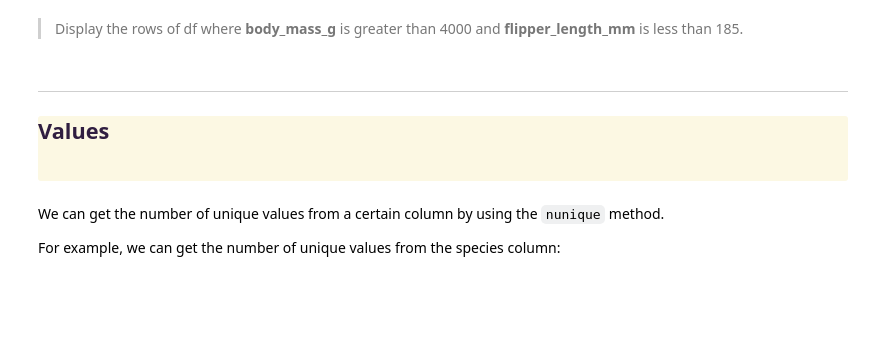
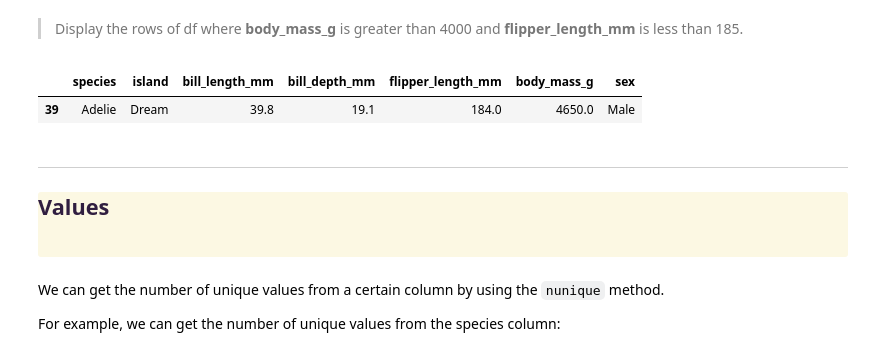
Before and after one commit to biljana-zobenica/beginners-data-workshop, a Jupyter notebook: notebooks/2. First steps with Pandas.ipynb, the cells around one changed output. Drawn from its saved outputs; the diff is of its cells as text; code cells hidden in the pictures; blank space fills up the shorter version.

```diff
--- a/notebooks/2. First steps with Pandas.ipynb
+++ b/notebooks/2. First steps with Pandas.ipynb
@@ -307,5 +334,12 @@ df[mask_PW]
 # %% [markdown]
 >Display the rows of df where **body_mass_g** is greater than 4000 and **flipper_length_mm** is less than 185.
+# %%
+mask_PW_1 = (df['body_mass_g'] > 4000) & (df['flipper_length_mm'] < 185)
+df[mask_PW_1]
+### mask_PW_1 = (df['body_mass_g'] > 4000) and (df['flipper_length_mm'] < 185) # not working with AND as operator
+# %% [output]
+|  | species | island | bill_length_mm | bill_depth_mm | flipper_length_mm | body_mass_g | sex |
+| 39 | Adelie | Dream | 39.8 | 19.1 | 184.0 | 4650.0 | Male |
 # %%
 # %load ../solutions/02_15.py
 # %% [markdown]
```
Also changed, not shown: parts of 2 cells of this notebook.
